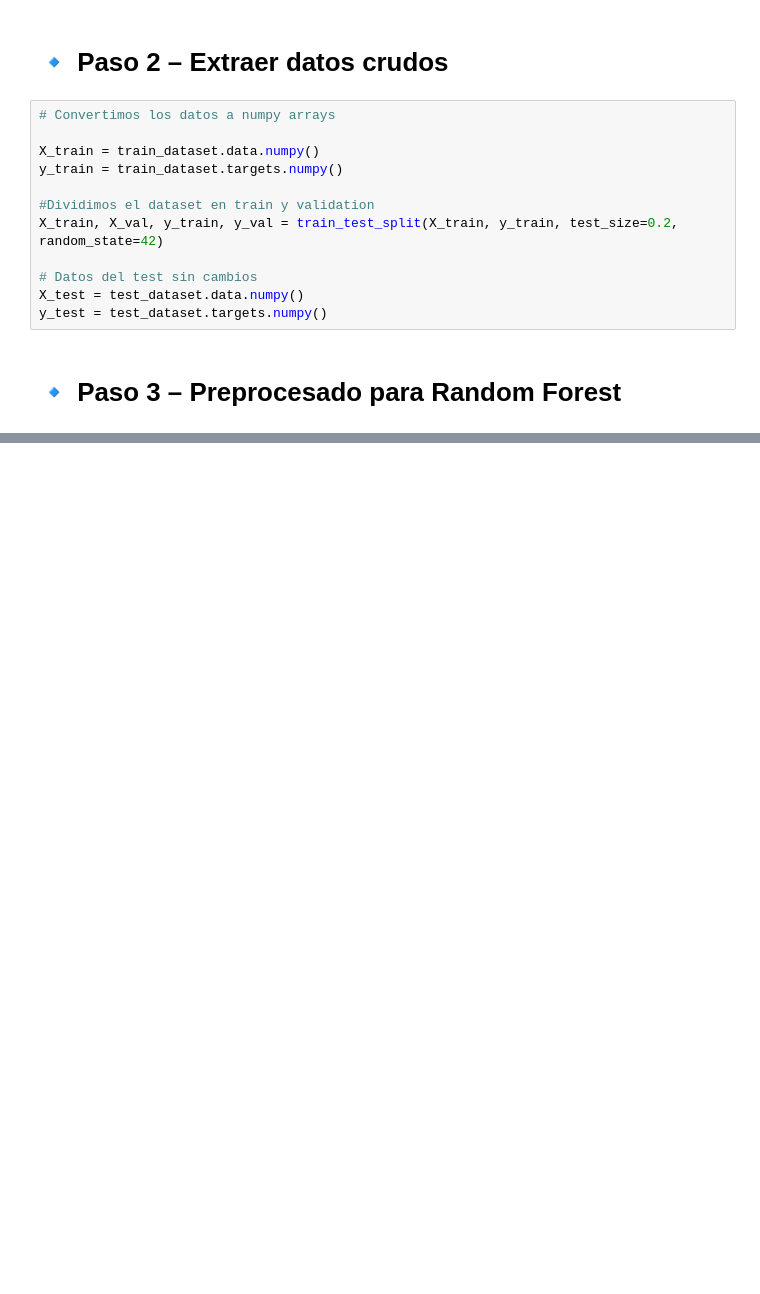
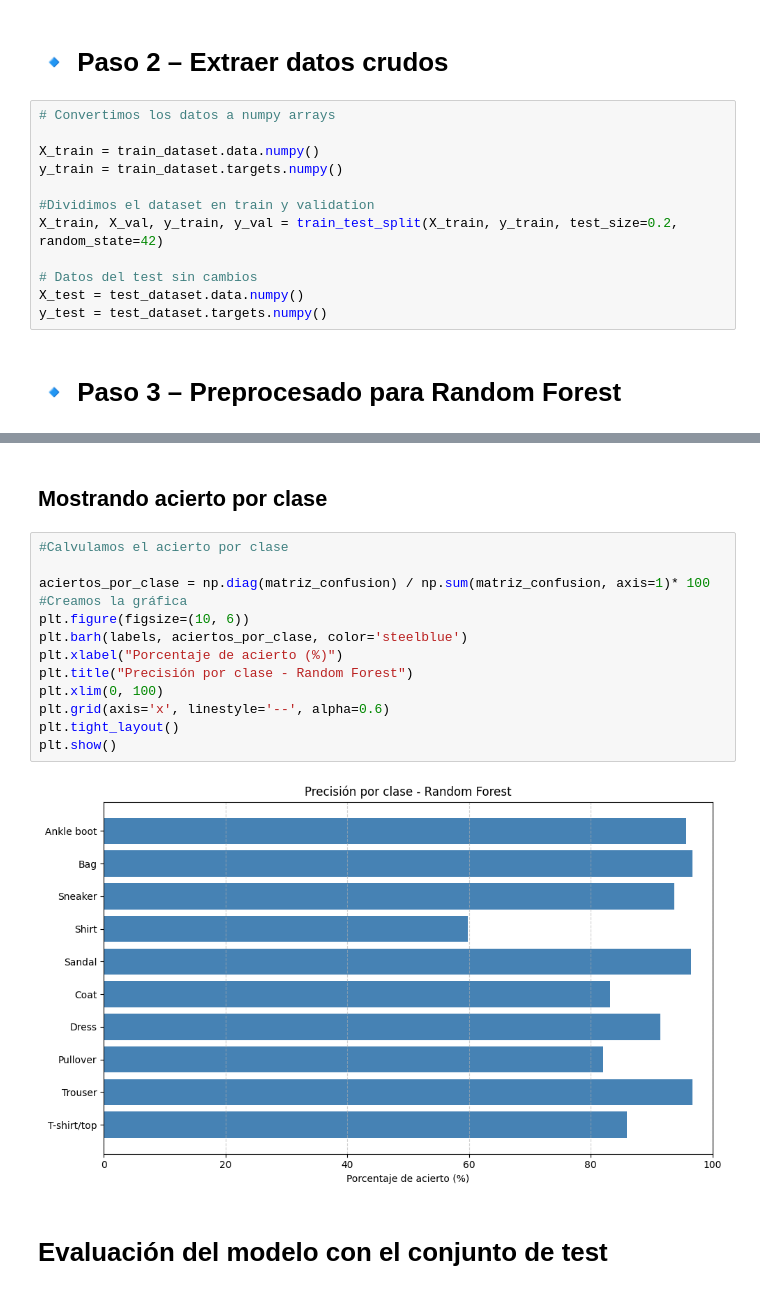
Before and after one commit to javierlago/RepasoIntenligenciaArtificial, a Jupyter notebook: fashion/model_compare.ipynb, the cells around one changed output, grey strips where cells are left out. Cells and saved outputs as stored; diff of their text form; blank space fills up the shorter version.

```diff
--- a/fashion/model_compare.ipynb
+++ b/fashion/model_compare.ipynb
@@ -42,0 +88,19 @@ SyntaxError: (unicode error) 'utf-8' codec can't decode byte 0xfa in position 13
+# %% [markdown]
+## Mostrando acierto por clase
+# %%
+#Calvulamos el acierto por clase
+
+aciertos_por_clase = np.diag(matriz_confusion) / np.sum(matriz_confusion, axis=1)* 100
+#Creamos la gráfica
+plt.figure(figsize=(10, 6))
+plt.barh(labels, aciertos_por_clase, color='steelblue')
+plt.xlabel("Porcentaje de acierto (%)")
+plt.title("Precisión por clase - Random Forest")
+plt.xlim(0, 100)
+plt.grid(axis='x', linestyle='--', alpha=0.6)
+plt.tight_layout()
+plt.show()
+# %% [output]
+[figure, added]
+# %% [markdown]
+# Evaluación del modelo con el conjunto de test
```
Also changed, not shown: parts of 19 cells of this notebook, 4 other files.
